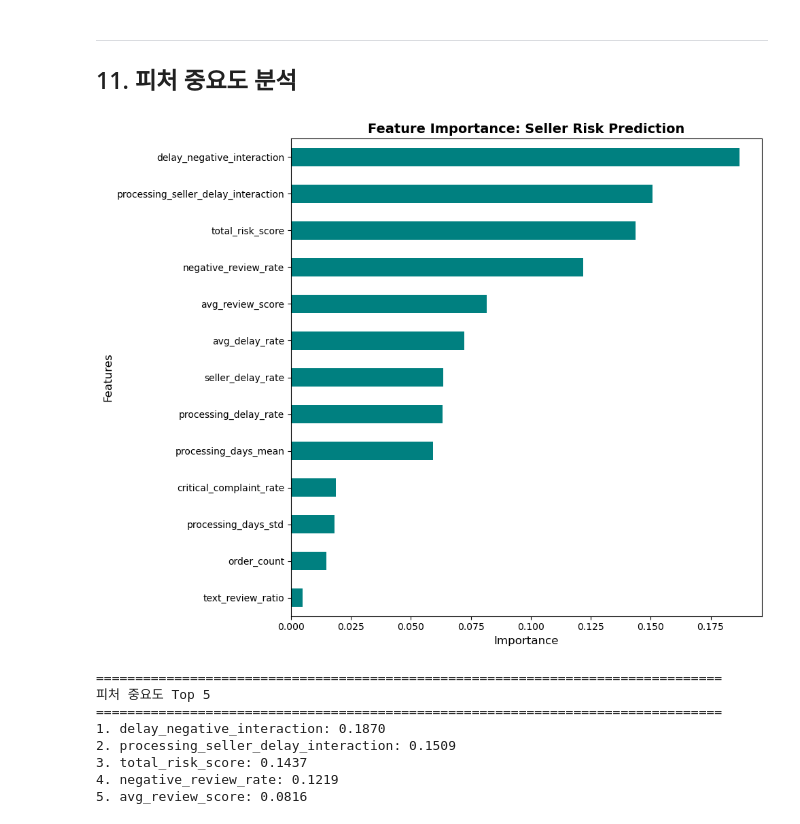
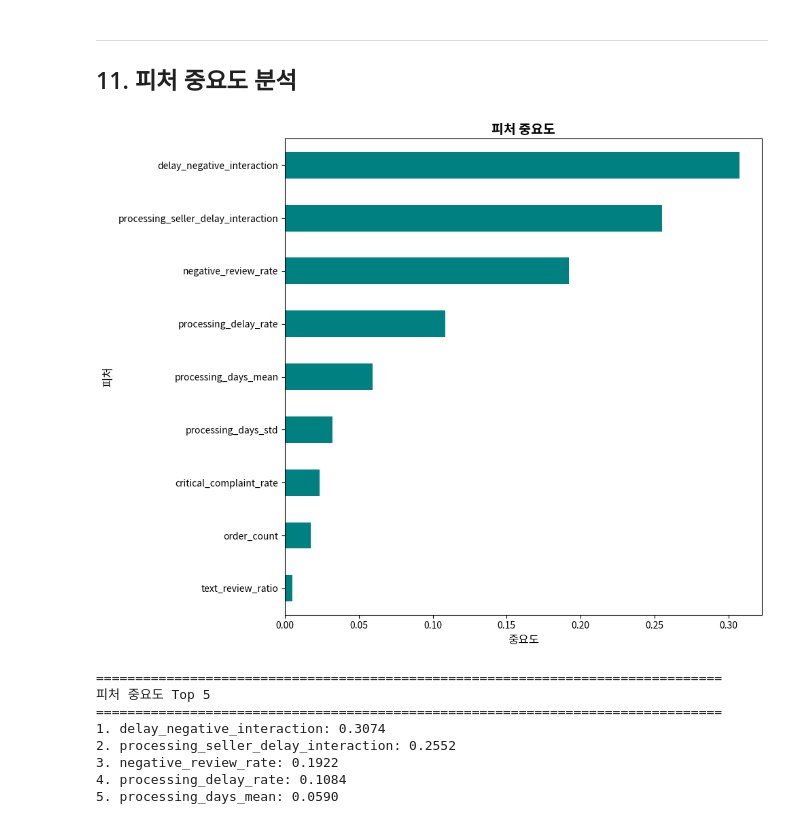
Before and after one commit to YuSeok-Kwon/Olist-Predictive-Modeling, a Jupyter notebook: kys/Result/kys_ML_Hybrid.ipynb, the cells around one changed output. Drawn from its saved outputs; the diff is of its cells as text; code cells hidden in the pictures.

Commit message:
[권유석][Model] : 상관계수 및 VIF 분석 후 파생변수 개수 조정 실시

```diff
--- a/kys/Result/kys_ML_Hybrid.ipynb
+++ b/kys/Result/kys_ML_Hybrid.ipynb
@@ -30,6 +30,10 @@ import seaborn as sns
 
 warnings.filterwarnings('ignore')
 pd.set_option('display.max_columns', None)
+
+#한글 폰트 설정
+plt.rcParams['font.family'] = 'Noto Sans KR'
+plt.rcParams['axes.unicode_minus'] = False
 # %% [markdown]
 ---
 ## 2. 데이터 로드 및 필터링
@@ -123,7 +127,6 @@ print(f"심각불만: {df['is_critical_complaint'].sum():,}건 ({df['is_critical
 seller_stats = df.groupby('seller_id').agg({
     'has_delay_comment': 'mean',              # text_review_ratio
     'order_id': 'nunique',                    # order_count
-    'review_score': 'mean',                   # avg_review_score
     'is_processing_delayed': 'mean',          # processing_delay_rate
     'is_seller_delayed': 'mean',              # seller_delay_rate
     'is_negative_review': 'mean',             # negative_review_rate
@@ -136,7 +139,6 @@ seller_stats.columns = [
     'seller_id',
     'text_review_ratio',
     'order_count',
-    'avg_review_score',
     'processing_delay_rate',
     'seller_delay_rate',
     'negative_review_rate',
@@ -155,7 +157,6 @@ print(f"판매자 수: {len(seller_stats):,}명")
 print(f"\n[피처별 평균]")
 print(f"  text_review_ratio:      {seller_stats['text_review_ratio'].mean():.4f}")
 print(f"  order_count:            {seller_stats['order_count'].mean():.1f}")
-print(f"  avg_review_score:       {seller_stats['avg_review_score'].mean():.2f}")
 print(f"  processing_delay_rate:  {seller_stats['processing_delay_rate'].mean():.4f}")
 print(f"  seller_delay_rate:      {seller_stats['seller_delay_rate'].mean():.4f}")
 print(f"  negative_review_rate:   {seller_stats['negative_review_rate'].mean():.4f}")
@@ -329,18 +452,23 @@ print(f"정상 판매자: {(df_final['is_Seller_of_Note']==0).sum():,}명 ({(df_
 ## 7. 모델 학습 및 이중 평가
 # %%
 # 피처와 타겟 준비
-feature_13 = [
-    # khj (3개)
-    'text_review_ratio', 'order_count', 'avg_review_score',
-    # kys 기본 (6개)
-    'processing_delay_rate', 'seller_delay_rate', 'negative_review_rate',
-    'critical_complaint_rate', 'processing_days_mean', 'processing_days_std',
-    # 상호작용 (4개)
-    'delay_negative_interaction', 'processing_seller_delay_interaction',
-    'total_risk_score', 'avg_delay_rate'
+feature_9 = [
+    # 1. 핵심 상호작용
+    'delay_negative_interaction',
+    'processing_seller_delay_interaction',
+    # 2. 리뷰/불만 관련
+    'negative_review_rate',
+    'text_review_ratio',
+    'critical_complaint_rate',
+    # 3. 운영 프로세스
+    'processing_delay_rate',
+    'processing_days_mean',
+    'processing_days_std',
+    # 4. 기타
+    'order_count'
 ]
 
-X = df_final[feature_13].fillna(0)
+X = df_final[feature_9].fillna(0)
 y = df_final['is_Seller_of_Note']
 
 print("="*80)
@@ -348,7 +476,7 @@ print("피처 및 타겟 준비 완료")
 print("="*80)
 print(f"X shape: {X.shape}")
 print(f"y shape: {y.shape}")
-print(f"피처 수: {len(feature_13)}개")
+print(f"피처 수: {len(feature_9)}개")
 # %% [output]
 ================================================================================
 피처 및 타겟 준비 완료
@@ -681,30 +802,30 @@ a49928bcdf77c55c6d6e05e09a9b4ca5      0.985575 처리지연율 높음(74%) | 부
 ## 11. 피처 중요도 분석
 # %%
 # 피처 중요도 추출
-importances = pd.Series(model.feature_importances_, index=feature_13)
+importances = pd.Series(model.feature_importances_, index=feature_9)
 importances = importances.sort_values(ascending=True)
 
 # 시각화
 plt.figure(figsize=(10, 8))
 importances.plot(kind='barh', color='teal')
-plt.title('Feature Importance: Seller Risk Prediction', fontsize=14, fontweight='bold')
-plt.xlabel('Importance', fontsize=12)
-plt.ylabel('Features', fontsize=12)
+plt.title('피처 중요도', fontsize=14, fontweight='bold')
+plt.xlabel('중요도', fontsize=12)
+plt.ylabel('피처', fontsize=12)
 plt.tight_layout()
 plt.show()
 
 print("="*80)
 print("피처 중요도 Top 5")
 print("="*80)
 for idx, (feat, imp) in enumerate(importances.sort_values(ascending=False).head(5).items(), 1):
     print(f"{idx}. {feat}: {imp:.4f}")
 # %% [output]
-[figure, old version]
+[figure, new version]
 ================================================================================
 피처 중요도 Top 5
 ================================================================================
-1. delay_negative_interaction: 0.1870
-2. processing_seller_delay_interaction: 0.1509
-3. total_risk_score: 0.1437
-4. negative_review_rate: 0.1219
-5. avg_review_score: 0.0816
+1. delay_negative_interaction: 0.3074
+2. processing_seller_delay_interaction: 0.2552
+3. negative_review_rate: 0.1922
+4. processing_delay_rate: 0.1084
+5. processing_days_mean: 0.0590
```
Also changed, not shown: parts of 19 cells of this notebook.
